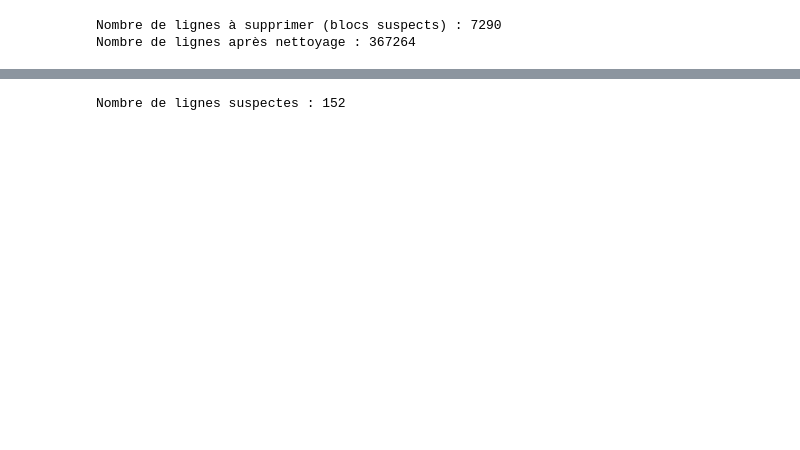
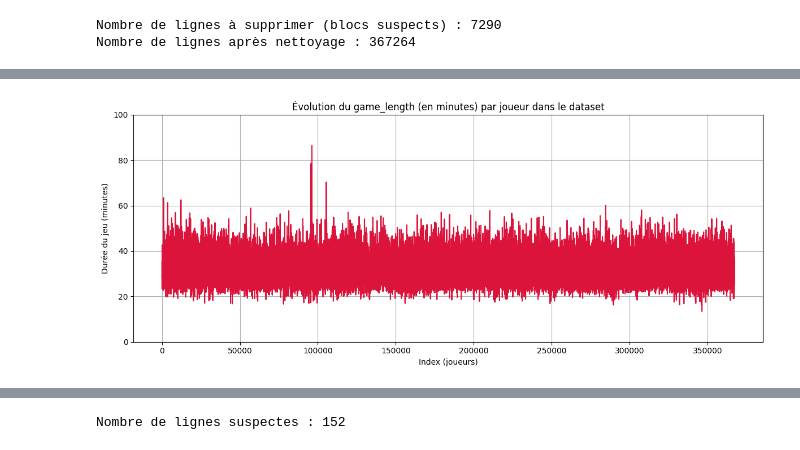
Before and after one commit to blaugrana11/ML-model_LoL, a Jupyter notebook: notebooks/model1.ipynb, the cells around one changed output, grey strips where cells are left out. Saved outputs shown, nothing was run; the diff lists cells and outputs as text; code cells hidden in the pictures; blank space fills up the shorter version.

```diff
--- a/notebooks/model1.ipynb
+++ b/notebooks/model1.ipynb
@@ -176,0 +195,21 @@ game_players_stats_data.head()
+# %%
+
+# Définir les plages d’index concernés (ceux à corriger)
+index_ranges = [
+    range(127220, 127250),   # Séquence 1
+    range(128120, 128150),   # Séquence 2
+    range(128280, 128300)    # Séquence 3
+]
+
+# Fusionner tous les index dans une seule liste
+all_suspicious_indexes = [i for r in index_ranges for i in r]
+
+# S'assurer que la colonne accepte les floats
+full_data_wards_cleaned['game_length'] = full_data_wards_cleaned['game_length'].astype('Int64')
+
+# Appliquer la correction avec arrondi à l'entier supérieur
+full_data_wards_cleaned.loc[all_suspicious_indexes, 'game_length'] = \
+    np.ceil(full_data_wards_cleaned.loc[all_suspicious_indexes, 'game_length'] / 1000)
+
+# Vérification de la correction
+print(full_data_wards_cleaned.loc[all_suspicious_indexes, ['game_length']])
@@ -176,0 +231,15 @@ game_players_stats_data.head()
+# %%
+full_data_wards_cleaned['game_length_min'] = full_data_wards_cleaned['game_length'] / 60
+
+# Plot brut de l'évolution du game_length
+plt.figure(figsize=(12, 5))
+plt.plot(full_data_wards_cleaned['game_length_min'].values, linestyle='-', marker='', color='crimson')
+plt.title("Évolution du game_length (en minutes) par joueur dans le dataset")
+plt.xlabel("Index (joueurs)")
+plt.ylabel("Durée du jeu (minutes)")
+plt.ylim(0, 100)
+plt.grid(True)
+plt.tight_layout()
+plt.show()
+# %% [output]
+[figure, added]
```
Also changed, not shown: parts of 31 cells of this notebook.
